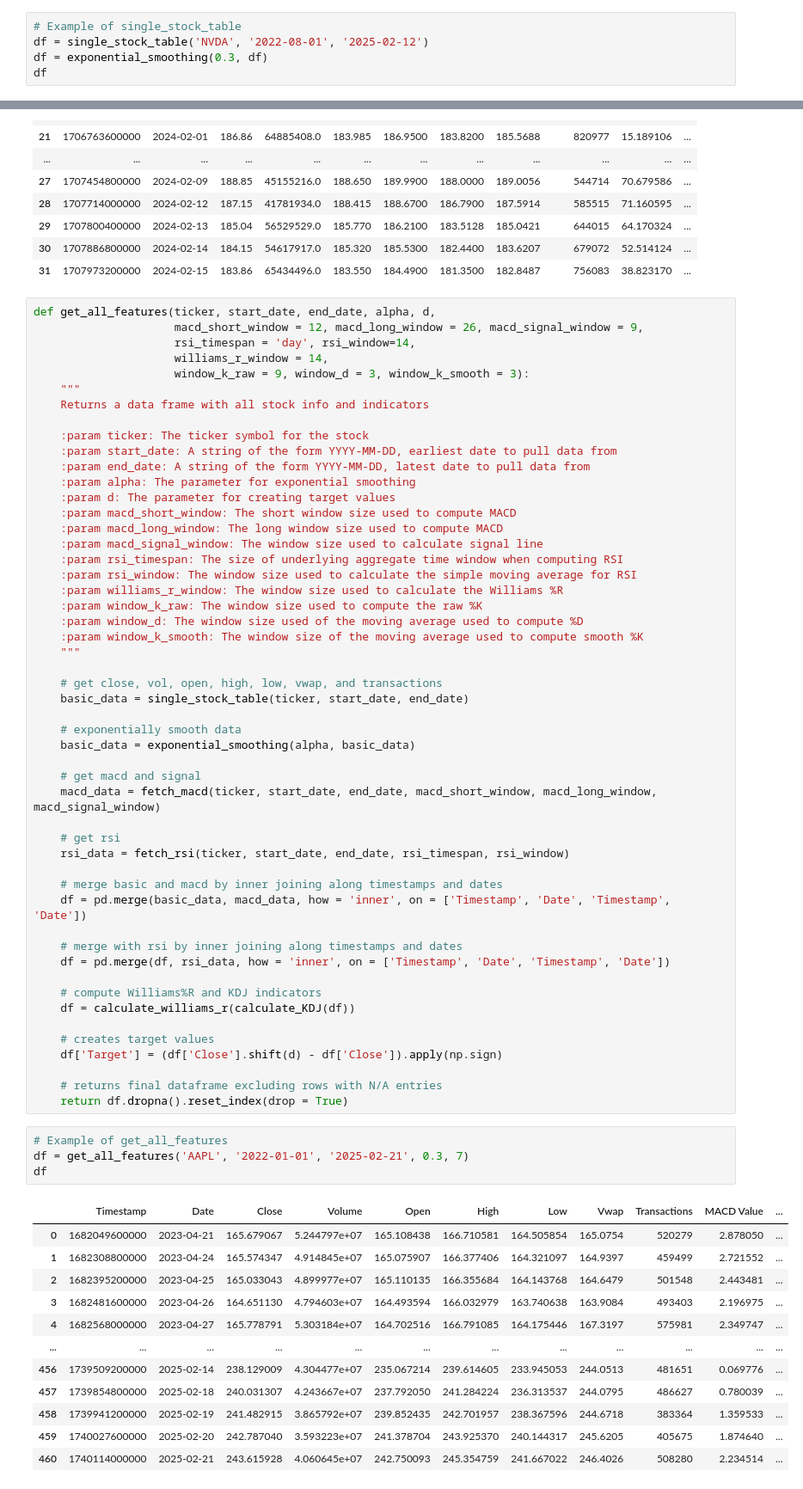
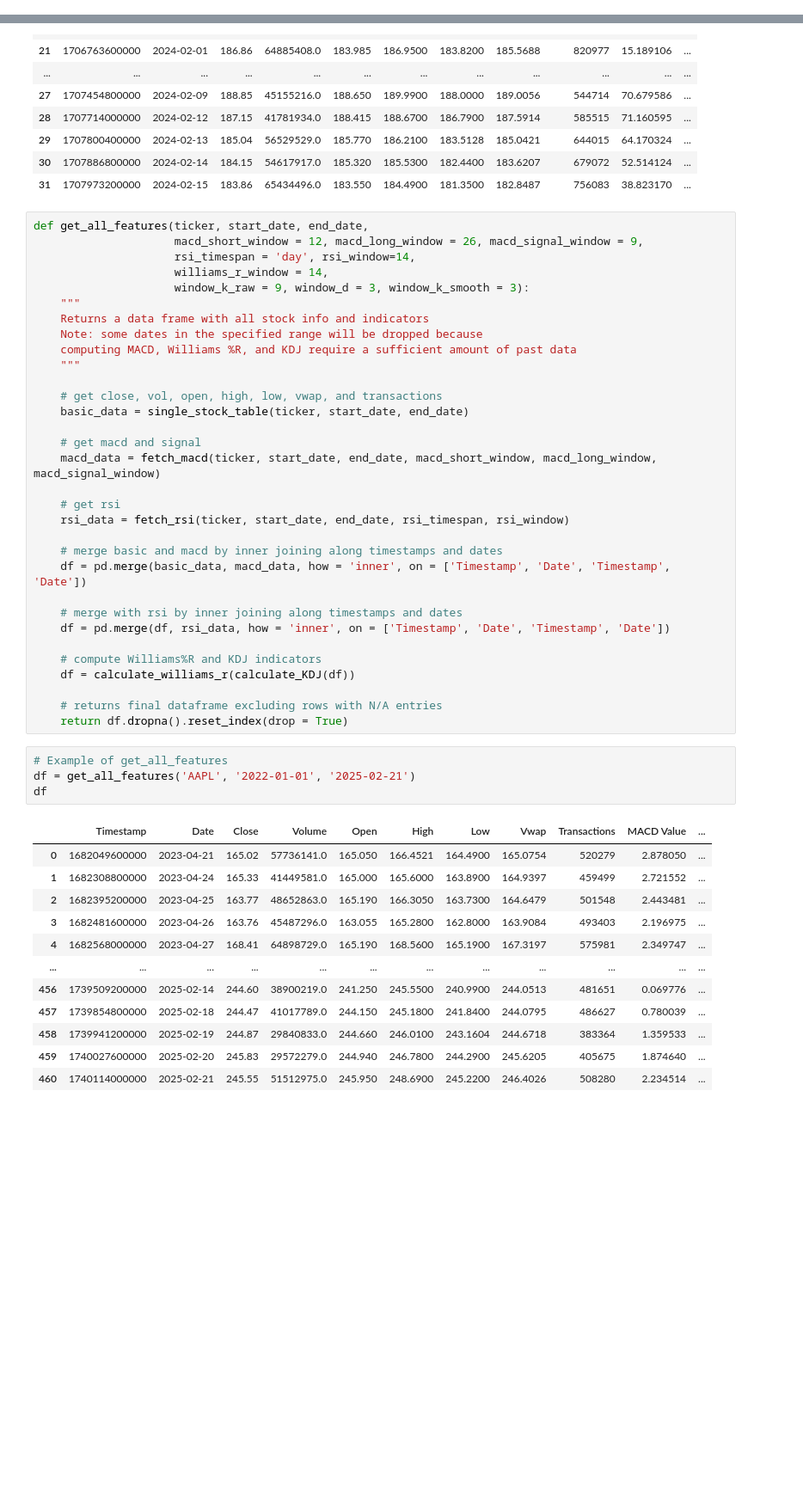
Before and after one commit to Justin-Pascua/PIC16B-Group-E, a Jupyter notebook: Polygon_API.ipynb, the cells around one changed output, grey strips where cells are left out. Shown: that part at 86% size. Drawn from its saved outputs; the diff is of its cells as text; blank space fills up the shorter version.

```diff
--- a/Polygon_API.ipynb
+++ b/Polygon_API.ipynb
@@ -149,5 +137,0 @@ def exponential_smoothing(alpha, stock_data):
-# %%
-# Example of single_stock_table
-df = single_stock_table('NVDA', '2022-08-01', '2025-02-12')
-df = exponential_smoothing(0.3, df)
-df
@@ -452,35 +422,19 @@ df.dropna()
 | 30 | 1707886800000 | 2024-02-14 | 184.15 | 54617917.0 | 185.320 | 185.5300 | 182.4400 | 183.6207 | 679072 | 52.514124 | ... |
 | 31 | 1707973200000 | 2024-02-15 | 183.86 | 65434496.0 | 183.550 | 184.4900 | 181.3500 | 182.8487 | 756083 | 38.823170 | ... |
 # %%
-def get_all_features(ticker, start_date, end_date, alpha, d,
+def get_all_features(ticker, start_date, end_date,
                      macd_short_window = 12, macd_long_window = 26, macd_signal_window = 9,
                      rsi_timespan = 'day', rsi_window=14,
                      williams_r_window = 14,
                      window_k_raw = 9, window_d = 3, window_k_smooth = 3):
     """
     Returns a data frame with all stock info and indicators
-
-    :param ticker: The ticker symbol for the stock
-    :param start_date: A string of the form YYYY-MM-DD, earliest date to pull data from
-    :param end_date: A string of the form YYYY-MM-DD, latest date to pull data from
-    :param alpha: The parameter for exponential smoothing
-    :param d: The parameter for creating target values
-    :param macd_short_window: The short window size used to compute MACD
-    :param macd_long_window: The long window size used to compute MACD
-    :param macd_signal_window: The window size used to calculate signal line
-    :param rsi_timespan: The size of underlying aggregate time window when computing RSI
-    :param rsi_window: The window size used to calculate the simple moving average for RSI
-    :param williams_r_window: The window size used to calculate the Williams %R
-    :param window_k_raw: The window size used to compute the raw %K
-    :param window_d: The window size used of the moving average used to compute %D
-    :param window_k_smooth: The window size of the moving average used to compute smooth %K
+    Note: some dates in the specified range will be dropped because
+    computing MACD, Williams %R, and KDJ require a sufficient amount of past data
     """
 
     # get close, vol, open, high, low, vwap, and transactions
     basic_data = single_stock_table(ticker, start_date, end_date)
-
-    # exponentially smooth data
-    basic_data = exponential_smoothing(alpha, basic_data)
 
     # get macd and signal
     macd_data = fetch_macd(ticker, start_date, end_date, macd_short_window, macd_long_window, macd_signal_window)
@@ -497,25 +451,22 @@ def get_all_features(ticker, start_date, end_date, alpha, d,
     # compute Williams%R and KDJ indicators
     df = calculate_williams_r(calculate_KDJ(df))
 
-    # creates target values
-    df['Target'] = (df['Close'].shift(d) - df['Close']).apply(np.sign)
-
     # returns final dataframe excluding rows with N/A entries
     return df.dropna().reset_index(drop = True)
 # %%
 # Example of get_all_features
-df = get_all_features('AAPL', '2022-01-01', '2025-02-21', 0.3, 7)
+df = get_all_features('AAPL', '2022-01-01', '2025-02-21')
 df
 # %% [output]
 |  | Timestamp | Date | Close | Volume | Open | High | Low | Vwap | Transactions | MACD Value | ... |
-| 0 | 1682049600000 | 2023-04-21 | 165.679067 | 5.244797e+07 | 165.108438 | 166.710581 | 164.505854 | 165.0754 | 520279 | 2.878050 | ... |
-| 1 | 1682308800000 | 2023-04-24 | 165.574347 | 4.914845e+07 | 165.075907 | 166.377406 | 164.321097 | 164.9397 | 459499 | 2.721552 | ... |
-| 2 | 1682395200000 | 2023-04-25 | 165.033043 | 4.899977e+07 | 165.110135 | 166.355684 | 164.143768 | 164.6479 | 501548 | 2.443481 | ... |
-| 3 | 1682481600000 | 2023-04-26 | 164.651130 | 4.794603e+07 | 164.493594 | 166.032979 | 163.740638 | 163.9084 | 493403 | 2.196975 | ... |
-| 4 | 1682568000000 | 2023-04-27 | 165.778791 | 5.303184e+07 | 164.702516 | 166.791085 | 164.175446 | 167.3197 | 575981 | 2.349747 | ... |
+| 0 | 1682049600000 | 2023-04-21 | 165.02 | 57736141.0 | 165.050 | 166.4521 | 164.4900 | 165.0754 | 520279 | 2.878050 | ... |
+| 1 | 1682308800000 | 2023-04-24 | 165.33 | 41449581.0 | 165.000 | 165.6000 | 163.8900 | 164.9397 | 459499 | 2.721552 | ... |
+| 2 | 1682395200000 | 2023-04-25 | 163.77 | 48652863.0 | 165.190 | 166.3050 | 163.7300 | 164.6479 | 501548 | 2.443481 | ... |
+| 3 | 1682481600000 | 2023-04-26 | 163.76 | 45487296.0 | 163.055 | 165.2800 | 162.8000 | 163.9084 | 493403 | 2.196975 | ... |
+| 4 | 1682568000000 | 2023-04-27 | 168.41 | 64898729.0 | 165.190 | 168.5600 | 165.1900 | 167.3197 | 575981 | 2.349747 | ... |
 | ... | ... | ... | ... | ... | ... | ... | ... | ... | ... | ... | ... |
-| 456 | 1739509200000 | 2025-02-14 | 238.129009 | 4.304477e+07 | 235.067214 | 239.614605 | 233.945053 | 244.0513 | 481651 | 0.069776 | ... |
-| 457 | 1739854800000 | 2025-02-18 | 240.031307 | 4.243667e+07 | 237.792050 | 241.284224 | 236.313537 | 244.0795 | 486627 | 0.780039 | ... |
-| 458 | 1739941200000 | 2025-02-19 | 241.482915 | 3.865792e+07 | 239.852435 | 242.701957 | 238.367596 | 244.6718 | 383364 | 1.359533 | ... |
-| 459 | 1740027600000 | 2025-02-20 | 242.787040 | 3.593223e+07 | 241.378704 | 243.925370 | 240.144317 | 245.6205 | 405675 | 1.874640 | ... |
-| 460 | 1740114000000 | 2025-02-21 | 243.615928 | 4.060645e+07 | 242.750093 | 245.354759 | 241.667022 | 246.4026 | 508280 | 2.234514 | ... |
+| 456 | 1739509200000 | 2025-02-14 | 244.60 | 38900219.0 | 241.250 | 245.5500 | 240.9900 | 244.0513 | 481651 | 0.069776 | ... |
+| 457 | 1739854800000 | 2025-02-18 | 244.47 | 41017789.0 | 244.150 | 245.1800 | 241.8400 | 244.0795 | 486627 | 0.780039 | ... |
+| 458 | 1739941200000 | 2025-02-19 | 244.87 | 29840833.0 | 244.660 | 246.0100 | 243.1604 | 244.6718 | 383364 | 1.359533 | ... |
+| 459 | 1740027600000 | 2025-02-20 | 245.83 | 29572279.0 | 244.940 | 246.7800 | 244.2900 | 245.6205 | 405675 | 1.874640 | ... |
+| 460 | 1740114000000 | 2025-02-21 | 245.55 | 51512975.0 | 245.950 | 248.6900 | 245.2200 | 246.4026 | 508280 | 2.234514 | ... |
```
Also changed, not shown: parts of 7 cells of this notebook.
